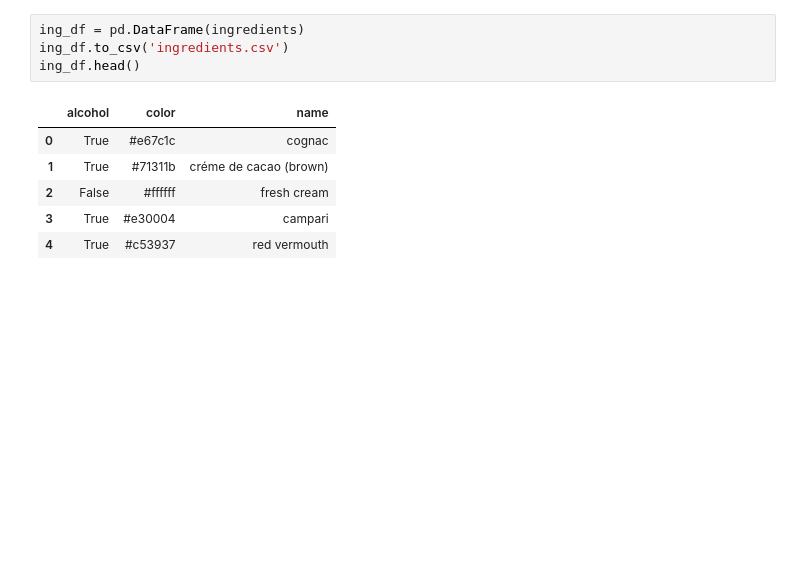
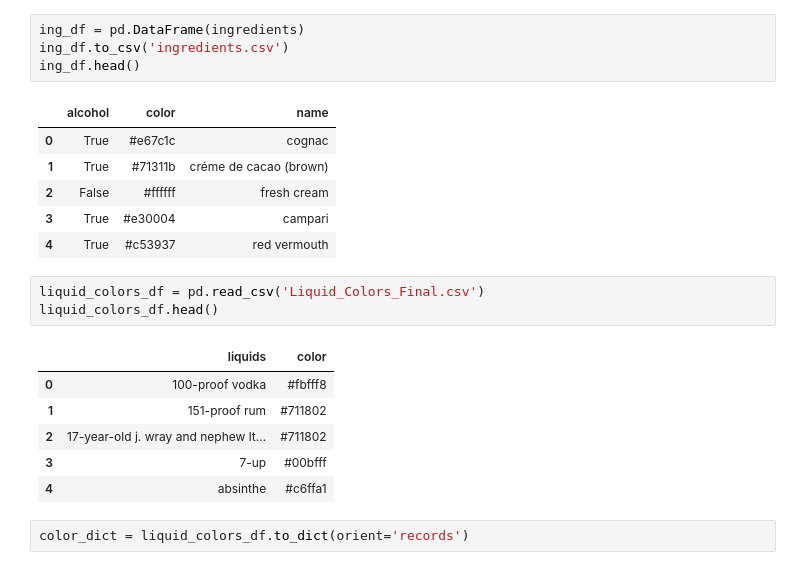
Before and after one commit to shortpoet/Final-Project, a Jupyter notebook: colors.ipynb, the cells around one changed output. Saved outputs shown, nothing was run; the diff lists cells and outputs as text; blank space fills up the shorter version.

```diff
--- a/colors.ipynb
+++ b/colors.ipynb
@@ -110,3 +110,15 @@ ing_df.head()
 | 2 | False | #ffffff | fresh cream |
 | 3 | True | #e30004 | campari |
 | 4 | True | #c53937 | red vermouth |
+# %%
+liquid_colors_df = pd.read_csv('Liquid_Colors_Final.csv')
+liquid_colors_df.head()
+# %% [output]
+|  | liquids | color |
+| 0 | 100-proof vodka | #fbfff8 |
+| 1 | 151-proof rum | #711802 |
+| 2 | 17-year-old j. wray and nephew lt... | #711802 |
+| 3 | 7-up | #00bfff |
+| 4 | absinthe | #c6ffa1 |
+# %%
+color_dict = liquid_colors_df.to_dict(orient='records')
```
Also changed, not shown: parts of 3 cells of this notebook, 5 other files.
